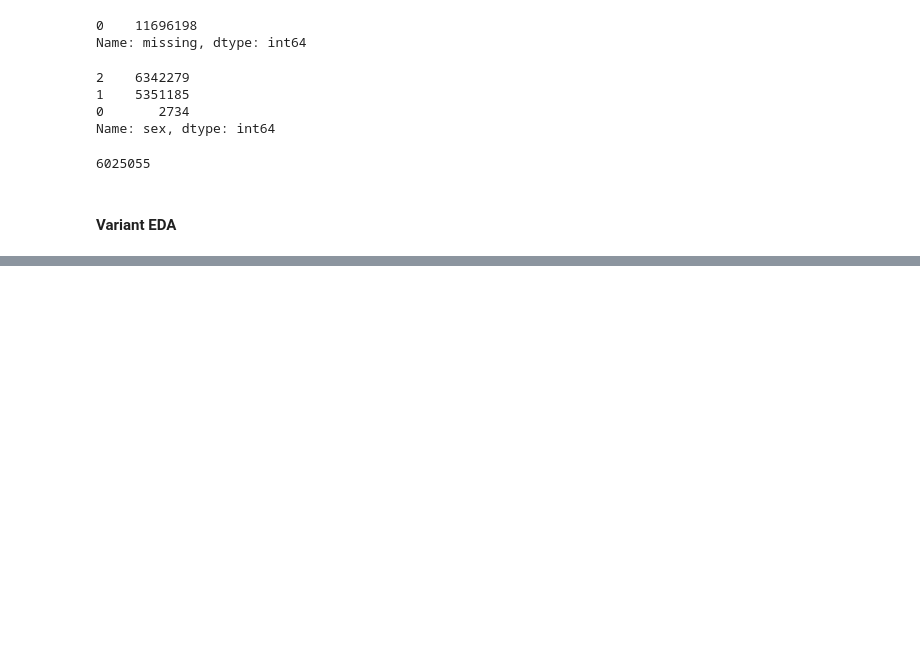
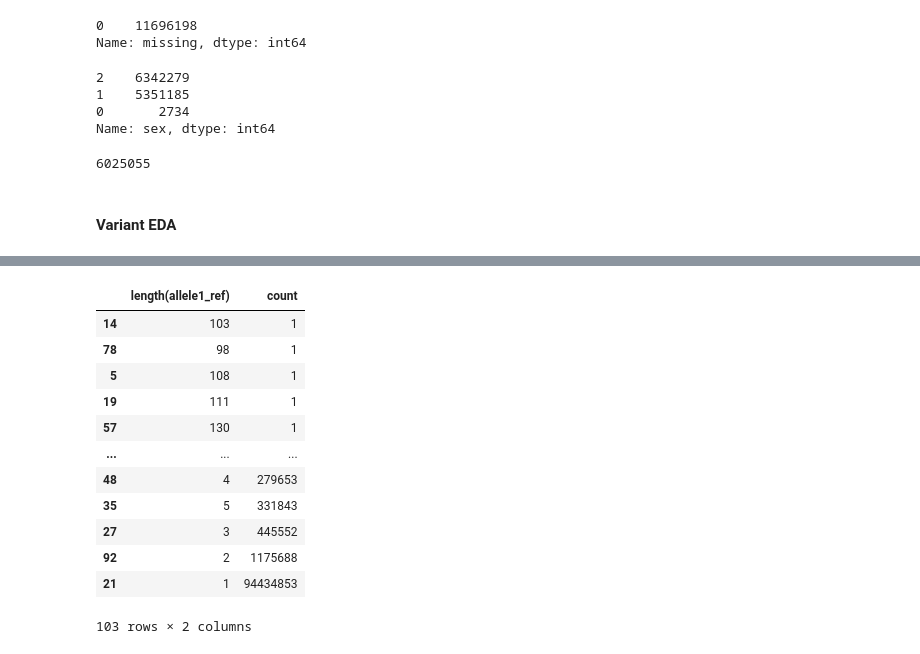
Before and after one commit to related-sciences/ukb-gwas-pipeline-nealelab, a Jupyter notebook: dev/bgen_meta_eda.ipynb, the cells around one changed output, grey strips where cells are left out. Saved outputs shown, nothing was run; the diff lists cells and outputs as text; code cells hidden in the pictures; blank space fills up the shorter version.

```diff
--- a/dev/bgen_meta_eda.ipynb
+++ b/dev/bgen_meta_eda.ipynb
@@ -196,0 +194,17 @@ KeyboardInterrupt:
+# %%
+dfr = df.groupby(F.length(F.col("allele1_ref"))).count().toPandas()
+dfr.sort_values('count')
+# %% [output]
+|  | length(allele1_ref) | count |
+| 14 | 103 | 1 |
+| 78 | 98 | 1 |
+| 5 | 108 | 1 |
+| 19 | 111 | 1 |
+| 57 | 130 | 1 |
+| ... | ... | ... |
+| 48 | 4 | 279653 |
+| 35 | 5 | 331843 |
+| 27 | 3 | 445552 |
+| 92 | 2 | 1175688 |
+| 21 | 1 | 94434853 |
+103 rows × 2 columns
```
Also changed, not shown: parts of 20 cells of this notebook.
